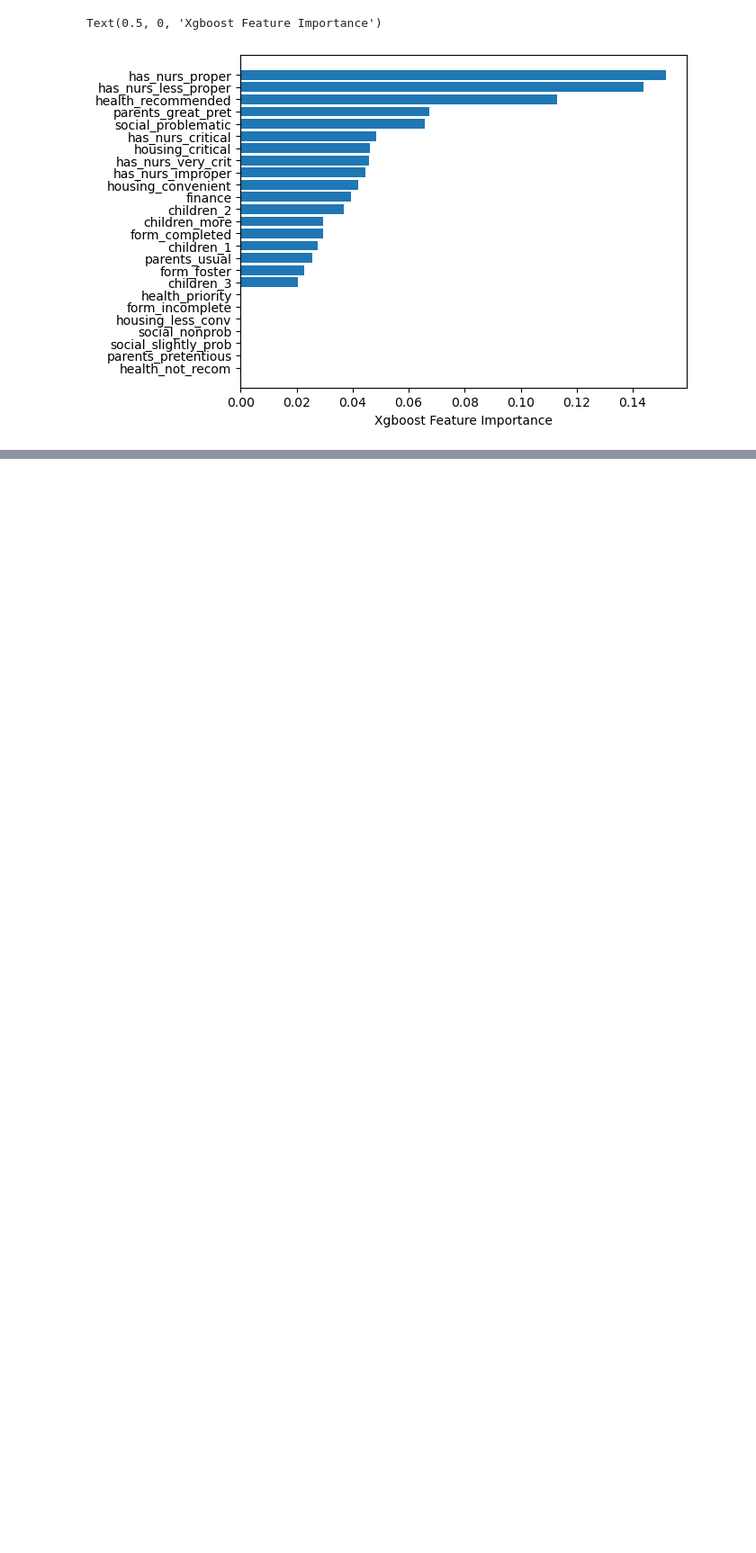
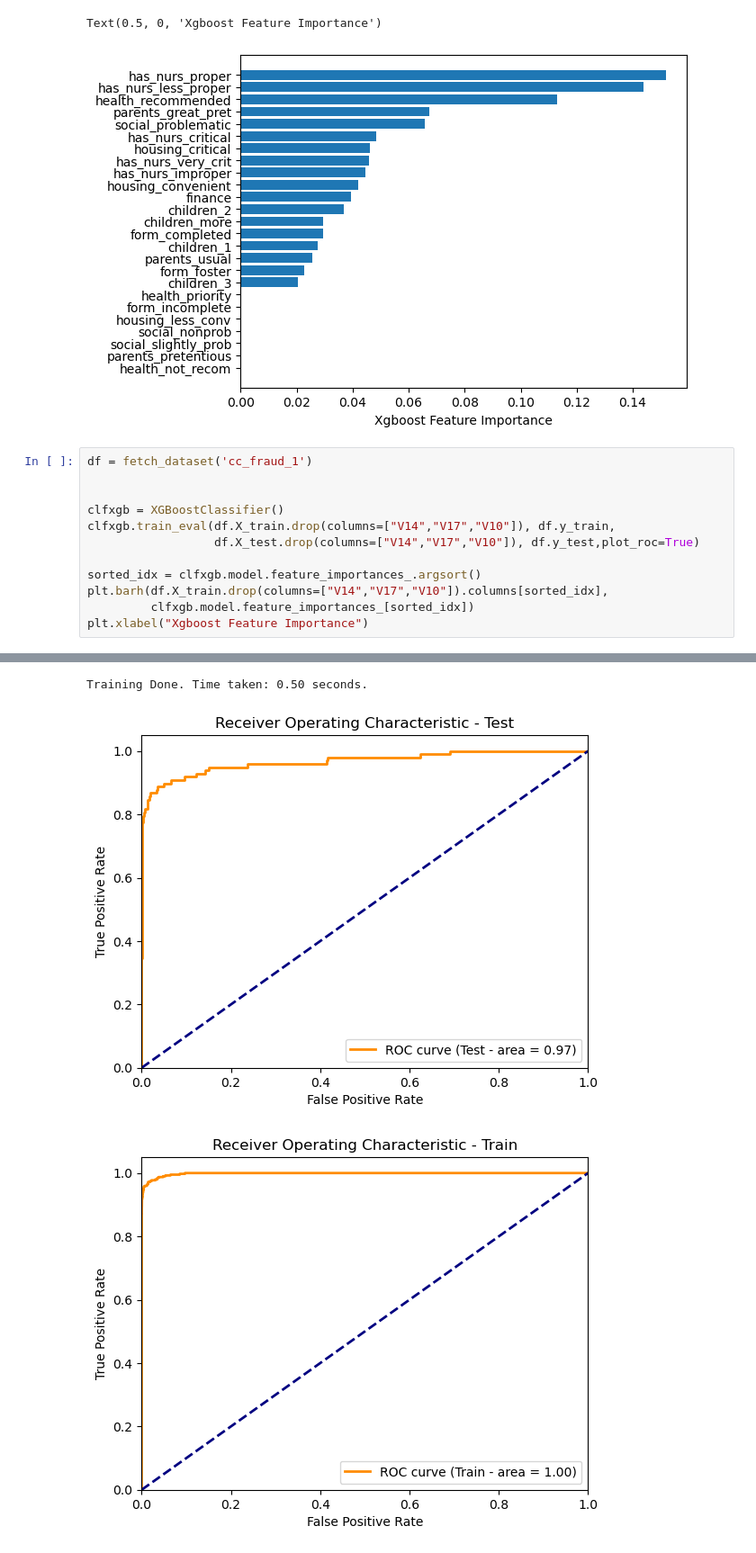
Before and after one commit to ShamilShukurov/ADA_GWU_Master_Thesis, a Jupyter notebook: Code/Sandbox.ipynb, the cells around one changed output, grey strips where cells are left out. Shown at 90% size. Cells and saved outputs as stored; diff of their text form; blank space fills up the shorter version.

```diff
--- a/Code/Sandbox.ipynb
+++ b/Code/Sandbox.ipynb
@@ -261,3 +261,16 @@ Training Done. Time taken: 0.27 seconds.
 [figure]
 Text(0.5, 0, 'Xgboost Feature Importance')
 [figure]
+# %%
+df = fetch_dataset('cc_fraud_1')
+
+
+clfxgb = XGBoostClassifier()
+clfxgb.train_eval(df.X_train.drop(columns=["V14","V17","V10"]), df.y_train,
+                  df.X_test.drop(columns=["V14","V17","V10"]), df.y_test,plot_roc=True)
+
+sorted_idx = clfxgb.model.feature_importances_.argsort()
+plt.barh(df.X_train.drop(columns=["V14","V17","V10"]).columns[sorted_idx],
+         clfxgb.model.feature_importances_[sorted_idx])
+plt.xlabel("Xgboost Feature Importance")
+# %% [output]
@@ -263,0 +278,3 @@ Text(0.5, 0, 'Xgboost Feature Importance')
+Training Done. Time taken: 0.50 seconds.
+[figure, added]
+[figure, added]
```
Also changed, not shown: parts of 1 cell of this notebook, 20 other files.
